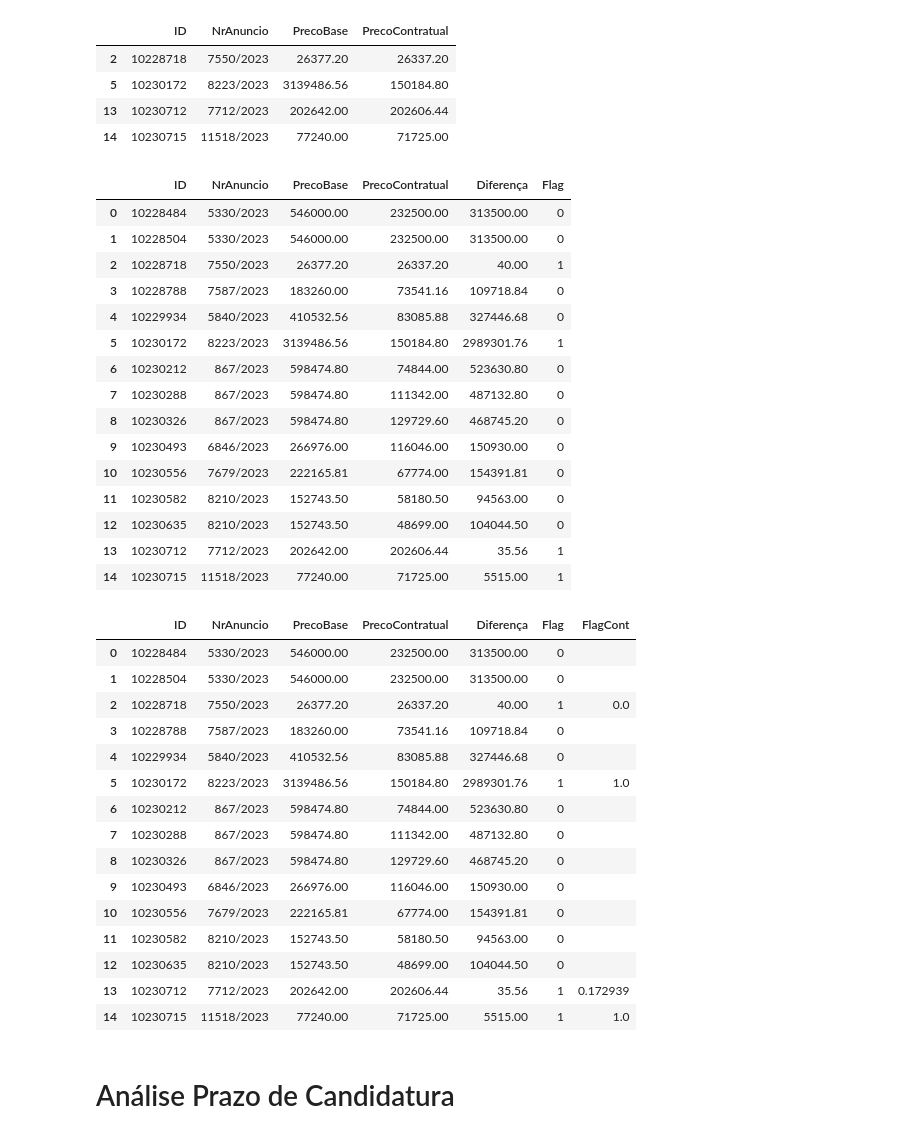
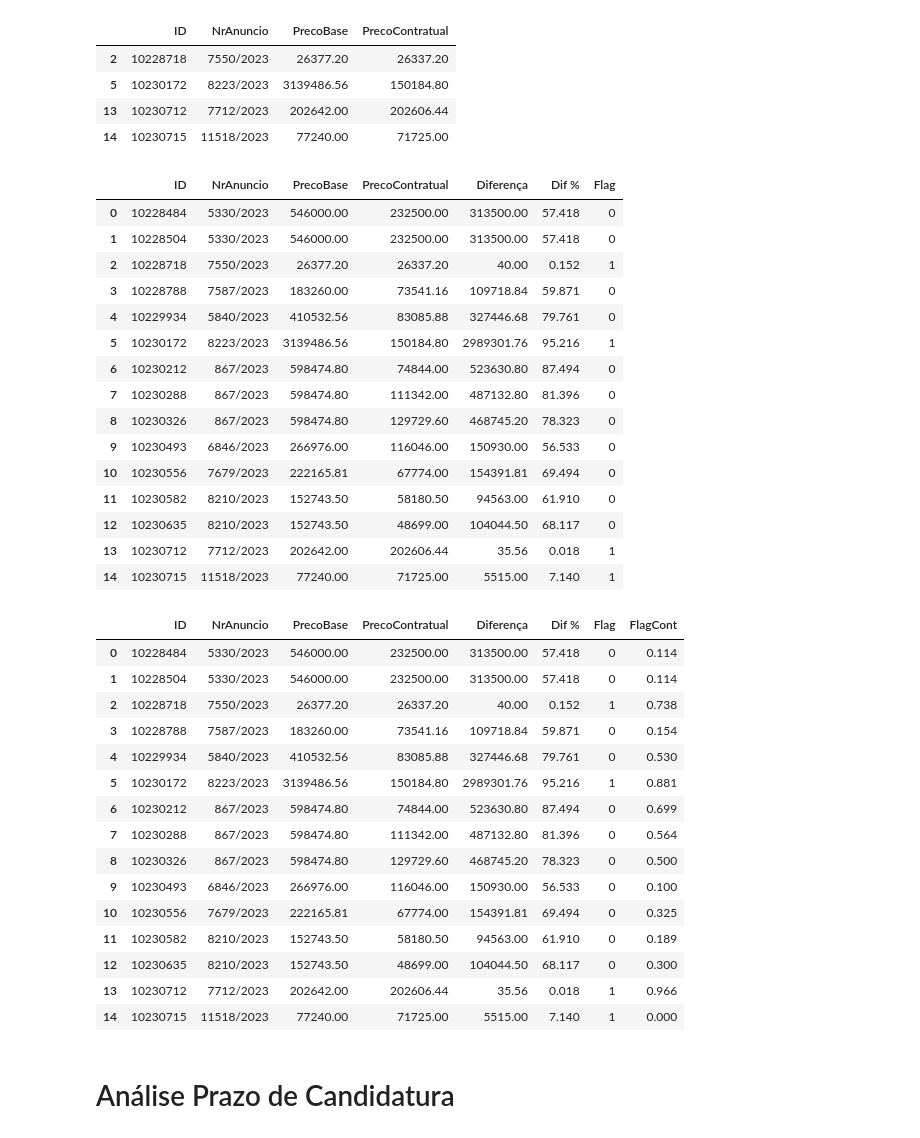
Before and after one commit to francisco-vpereira/ForceraIntership, a Jupyter notebook: forcera/scripts/contratospublicos.ipynb, the cells around one changed output. Drawn from its saved outputs; the diff is of its cells as text; code cells hidden in the pictures.

```diff
--- a/forcera/scripts/contratospublicos.ipynb
+++ b/forcera/scripts/contratospublicos.ipynb
@@ -270,52 +312,57 @@ demo1 = demo.loc[:,['ID', 'NrAnuncio', 'PrecoBase', 'PrecoContratual']]
 demo1['Diferença'] = 0
 demo1['Diferença'] = preco_b - preco_c
 
+
+demo1['Dif %'] = ''
+demo1['Dif %'] = difrel(preco_b, preco_c).round(3)
+
+
 # Criar nova coluna para as flags com valor inicial 0 para todos os contratos
 demo1['Flag'] = 0
 demo1.loc[demo1['ID'].isin(['10230715', '10230712', '10230172', '10228718']), 'Flag'] = 1
 
 demo1
 # %% [output]
-|  | ID | NrAnuncio | PrecoBase | PrecoContratual | Diferença | Flag |
-| 0 | 10228484 | 5330/2023 | 546000.00 | 232500.00 | 313500.00 | 0 |
-| 1 | 10228504 | 5330/2023 | 546000.00 | 232500.00 | 313500.00 | 0 |
-| 2 | 10228718 | 7550/2023 | 26377.20 | 26337.20 | 40.00 | 1 |
-| 3 | 10228788 | 7587/2023 | 183260.00 | 73541.16 | 109718.84 | 0 |
-| 4 | 10229934 | 5840/2023 | 410532.56 | 83085.88 | 327446.68 | 0 |
-| 5 | 10230172 | 8223/2023 | 3139486.56 | 150184.80 | 2989301.76 | 1 |
-| 6 | 10230212 | 867/2023 | 598474.80 | 74844.00 | 523630.80 | 0 |
-| 7 | 10230288 | 867/2023 | 598474.80 | 111342.00 | 487132.80 | 0 |
-| 8 | 10230326 | 867/2023 | 598474.80 | 129729.60 | 468745.20 | 0 |
-| 9 | 10230493 | 6846/2023 | 266976.00 | 116046.00 | 150930.00 | 0 |
-| 10 | 10230556 | 7679/2023 | 222165.81 | 67774.00 | 154391.81 | 0 |
-| 11 | 10230582 | 8210/2023 | 152743.50 | 58180.50 | 94563.00 | 0 |
-| 12 | 10230635 | 8210/2023 | 152743.50 | 48699.00 | 104044.50 | 0 |
-| 13 | 10230712 | 7712/2023 | 202642.00 | 202606.44 | 35.56 | 1 |
-| 14 | 10230715 | 11518/2023 | 77240.00 | 71725.00 | 5515.00 | 1 |
+|  | ID | NrAnuncio | PrecoBase | PrecoContratual | Diferença | Dif % | Flag |
+| 0 | 10228484 | 5330/2023 | 546000.00 | 232500.00 | 313500.00 | 57.418 | 0 |
+| 1 | 10228504 | 5330/2023 | 546000.00 | 232500.00 | 313500.00 | 57.418 | 0 |
+| 2 | 10228718 | 7550/2023 | 26377.20 | 26337.20 | 40.00 | 0.152 | 1 |
+| 3 | 10228788 | 7587/2023 | 183260.00 | 73541.16 | 109718.84 | 59.871 | 0 |
+| 4 | 10229934 | 5840/2023 | 410532.56 | 83085.88 | 327446.68 | 79.761 | 0 |
+| 5 | 10230172 | 8223/2023 | 3139486.56 | 150184.80 | 2989301.76 | 95.216 | 1 |
+| 6 | 10230212 | 867/2023 | 598474.80 | 74844.00 | 523630.80 | 87.494 | 0 |
+| 7 | 10230288 | 867/2023 | 598474.80 | 111342.00 | 487132.80 | 81.396 | 0 |
+| 8 | 10230326 | 867/2023 | 598474.80 | 129729.60 | 468745.20 | 78.323 | 0 |
+| 9 | 10230493 | 6846/2023 | 266976.00 | 116046.00 | 150930.00 | 56.533 | 0 |
+| 10 | 10230556 | 7679/2023 | 222165.81 | 67774.00 | 154391.81 | 69.494 | 0 |
+| 11 | 10230582 | 8210/2023 | 152743.50 | 58180.50 | 94563.00 | 61.910 | 0 |
+| 12 | 10230635 | 8210/2023 | 152743.50 | 48699.00 | 104044.50 | 68.117 | 0 |
+| 13 | 10230712 | 7712/2023 | 202642.00 | 202606.44 | 35.56 | 0.018 | 1 |
+| 14 | 10230715 | 11518/2023 | 77240.00 | 71725.00 | 5515.00 | 7.140 | 1 |
 # %%
-percentage = flagconti(flags)
+percentage = flagconti(tuple(demo1.ID))
 
 demo1['FlagCont'] = ''
-demo1.loc[demo1['ID'].isin(['10230715', '10230712', '10230172', '10228718']), 'FlagCont'] = percentage
+demo1['FlagCont'] = percentage[3].round(3)
 
 demo1
 # %% [output]
-|  | ID | NrAnuncio | PrecoBase | PrecoContratual | Diferença | Flag | FlagCont |
-| 0 | 10228484 | 5330/2023 | 546000.00 | 232500.00 | 313500.00 | 0 |  |
-| 1 | 10228504 | 5330/2023 | 546000.00 | 232500.00 | 313500.00 | 0 |  |
-| 2 | 10228718 | 7550/2023 | 26377.20 | 26337.20 | 40.00 | 1 | 0.0 |
-| 3 | 10228788 | 7587/2023 | 183260.00 | 73541.16 | 109718.84 | 0 |  |
-| 4 | 10229934 | 5840/2023 | 410532.56 | 83085.88 | 327446.68 | 0 |  |
-| 5 | 10230172 | 8223/2023 | 3139486.56 | 150184.80 | 2989301.76 | 1 | 1.0 |
-| 6 | 10230212 | 867/2023 | 598474.80 | 74844.00 | 523630.80 | 0 |  |
-| 7 | 10230288 | 867/2023 | 598474.80 | 111342.00 | 487132.80 | 0 |  |
-| 8 | 10230326 | 867/2023 | 598474.80 | 129729.60 | 468745.20 | 0 |  |
-| 9 | 10230493 | 6846/2023 | 266976.00 | 116046.00 | 150930.00 | 0 |  |
-| 10 | 10230556 | 7679/2023 | 222165.81 | 67774.00 | 154391.81 | 0 |  |
-| 11 | 10230582 | 8210/2023 | 152743.50 | 58180.50 | 94563.00 | 0 |  |
-| 12 | 10230635 | 8210/2023 | 152743.50 | 48699.00 | 104044.50 | 0 |  |
-| 13 | 10230712 | 7712/2023 | 202642.00 | 202606.44 | 35.56 | 1 | 0.172939 |
-| 14 | 10230715 | 11518/2023 | 77240.00 | 71725.00 | 5515.00 | 1 | 1.0 |
+|  | ID | NrAnuncio | PrecoBase | PrecoContratual | Diferença | Dif % | Flag | FlagCont |
+| 0 | 10228484 | 5330/2023 | 546000.00 | 232500.00 | 313500.00 | 57.418 | 0 | 0.114 |
+| 1 | 10228504 | 5330/2023 | 546000.00 | 232500.00 | 313500.00 | 57.418 | 0 | 0.114 |
+| 2 | 10228718 | 7550/2023 | 26377.20 | 26337.20 | 40.00 | 0.152 | 1 | 0.738 |
+| 3 | 10228788 | 7587/2023 | 183260.00 | 73541.16 | 109718.84 | 59.871 | 0 | 0.154 |
+| 4 | 10229934 | 5840/2023 | 410532.56 | 83085.88 | 327446.68 | 79.761 | 0 | 0.530 |
+| 5 | 10230172 | 8223/2023 | 3139486.56 | 150184.80 | 2989301.76 | 95.216 | 1 | 0.881 |
+| 6 | 10230212 | 867/2023 | 598474.80 | 74844.00 | 523630.80 | 87.494 | 0 | 0.699 |
+| 7 | 10230288 | 867/2023 | 598474.80 | 111342.00 | 487132.80 | 81.396 | 0 | 0.564 |
+| 8 | 10230326 | 867/2023 | 598474.80 | 129729.60 | 468745.20 | 78.323 | 0 | 0.500 |
+| 9 | 10230493 | 6846/2023 | 266976.00 | 116046.00 | 150930.00 | 56.533 | 0 | 0.100 |
+| 10 | 10230556 | 7679/2023 | 222165.81 | 67774.00 | 154391.81 | 69.494 | 0 | 0.325 |
+| 11 | 10230582 | 8210/2023 | 152743.50 | 58180.50 | 94563.00 | 61.910 | 0 | 0.189 |
+| 12 | 10230635 | 8210/2023 | 152743.50 | 48699.00 | 104044.50 | 68.117 | 0 | 0.300 |
+| 13 | 10230712 | 7712/2023 | 202642.00 | 202606.44 | 35.56 | 0.018 | 1 | 0.966 |
+| 14 | 10230715 | 11518/2023 | 77240.00 | 71725.00 | 5515.00 | 7.140 | 1 | 0.000 |
 # %% [markdown]
 # Análise Prazo de Candidatura
 # %%
```
Also changed, not shown: parts of 21 cells of this notebook.
